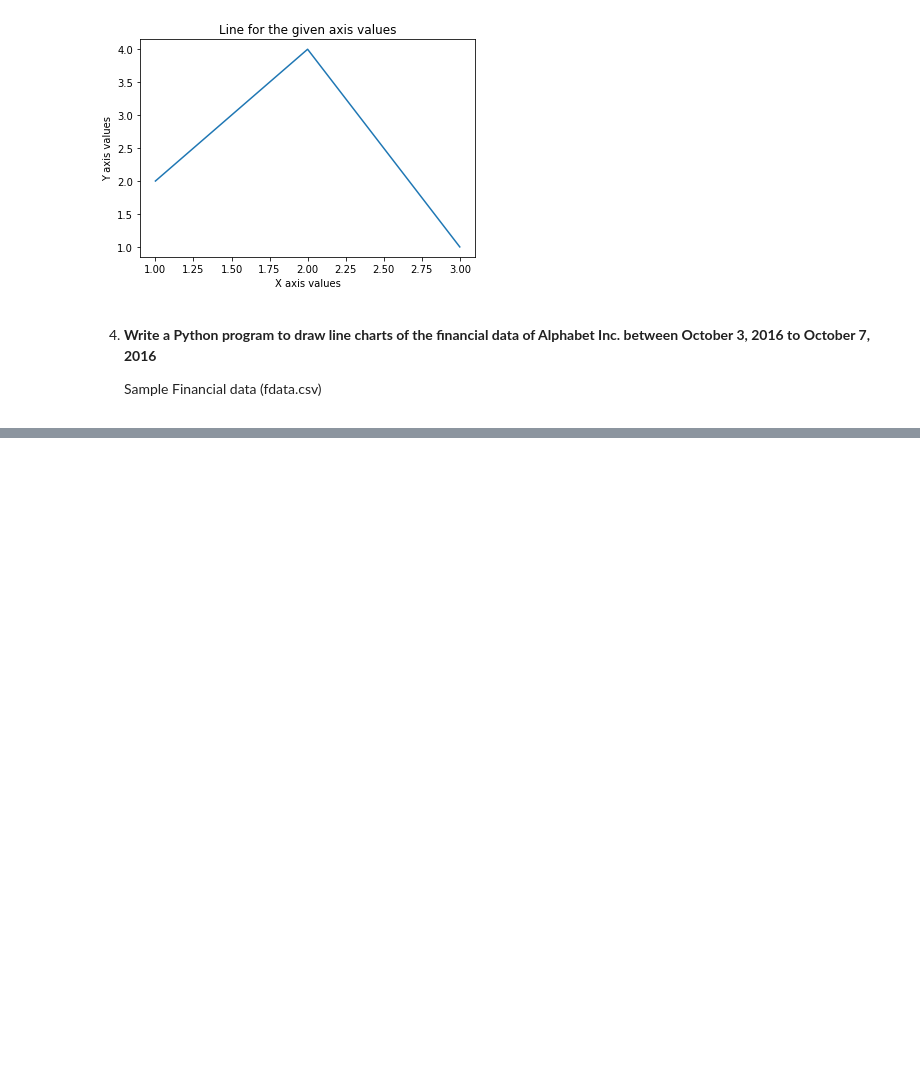
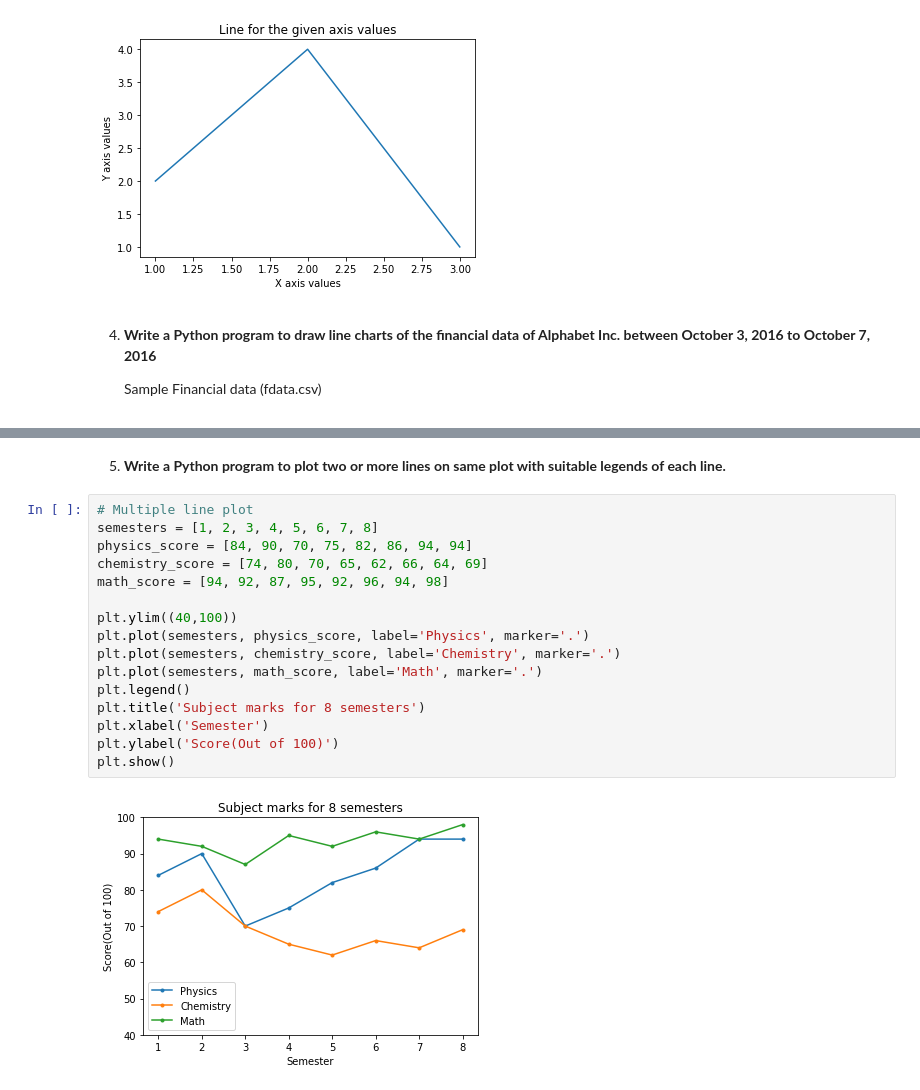
Before and after one commit to NishanthRajkumar/Python-Libraries, a Jupyter notebook: matplotlib_programs/matplotlib_programs.ipynb, the cells around one changed output, grey strips where cells are left out. Cells and saved outputs as stored; diff of their text form; blank space fills up the shorter version.

```diff
--- a/matplotlib_programs/matplotlib_programs.ipynb
+++ b/matplotlib_programs/matplotlib_programs.ipynb
@@ -95,0 +95,20 @@ plt.show()
+# %% [markdown]
+5. **Write a Python program to plot two or more lines on same plot with suitable legends of each line.**
+# %%
+# Multiple line plot
+semesters = [1, 2, 3, 4, 5, 6, 7, 8]
+physics_score = [84, 90, 70, 75, 82, 86, 94, 94]
+chemistry_score = [74, 80, 70, 65, 62, 66, 64, 69]
+math_score = [94, 92, 87, 95, 92, 96, 94, 98]
+
+plt.ylim((40,100))
+plt.plot(semesters, physics_score, label='Physics', marker='.')
+plt.plot(semesters, chemistry_score, label='Chemistry', marker='.')
+plt.plot(semesters, math_score, label='Math', marker='.')
+plt.legend()
+plt.title('Subject marks for 8 semesters')
+plt.xlabel('Semester')
+plt.ylabel('Score(Out of 100)')
+plt.show()
+# %% [output]
+[figure, added]
```
Also changed, not shown: parts of 2 cells of this notebook.
